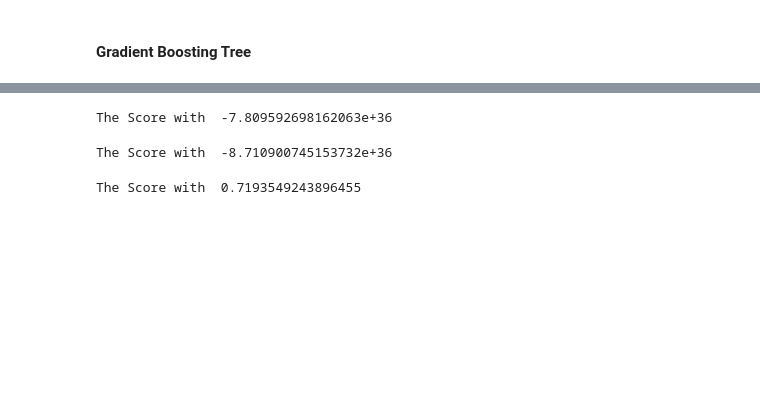
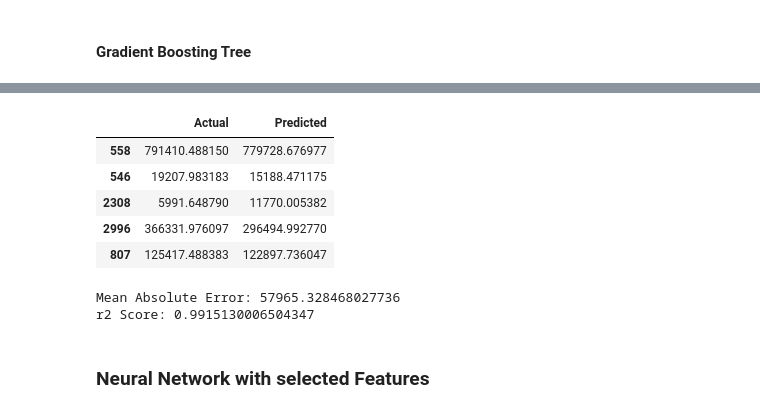
Before and after one commit to MAST30034-Applied-Data-Science/generic-buy-now-pay-later-project-group-14, a Jupyter notebook: models/predict_revenue.ipynb, the cells around one changed output, grey strips where cells are left out. Cells and saved outputs as stored; diff of their text form; code cells hidden in the pictures; blank space fills up the shorter version.

```diff
--- a/models/predict_revenue.ipynb
+++ b/models/predict_revenue.ipynb
@@ -482,26 +230,18 @@ The Score with  0.7147332388747438
-# %%
-mlp_reg = MLPRegressor(hidden_layer_sizes=(128,128,128,128),activation="tanh" ,solver = 'adam', random_state=30034, max_iter=20000)\
-    .fit(X_trainscaled, y_train)
-y_pred=mlp_reg.predict(X_testscaled)
-print("The Score with ", (metrics.r2_score(y_pred, y_test)))
-# %% [output]
-The Score with  -7.809592698162063e+36
-# %%
-mlp_reg = MLPRegressor(hidden_layer_sizes=(128,128,128,128),activation="logistic" ,solver = 'adam', random_state=30034, max_iter=20000)\
-    .fit(X_trainscaled, y_train)
-y_pred=mlp_reg.predict(X_testscaled)
-print("The Score with ", (metrics.r2_score(y_pred, y_test)))
-# %% [output]
-The Score with  -8.710900745153732e+36
-# %%
-mlp_reg = MLPRegressor(hidden_layer_sizes=(128,128,128,128),activation="relu" ,solver = 'lbfgs', random_state=30034, max_iter=20000)\
-    .fit(X_trainscaled, y_train)
-y_pred=mlp_reg.predict(X_testscaled)
-print("The Score with ", (metrics.r2_score(y_pred, y_test)))
-# %%
-mlp_reg = MLPRegressor(hidden_layer_sizes=(256,256,256,256),activation="relu" ,solver = 'adam', random_state=30034, max_iter=20000)\
-    .fit(X_trainscaled, y_train)
-y_pred=mlp_reg.predict(X_testscaled)
-print("The Score with ", (metrics.r2_score(y_pred, y_test)))
-# %% [output]
-The Score with  0.7193549243896455
+# %%
+df_result = pd.DataFrame({'Actual': y_test, 'Predicted': y_pred})
+df_result.head()
+# %% [output]
+|  | Actual | Predicted |
+| 558 | 791410.488150 | 779728.676977 |
+| 546 | 19207.983183 | 15188.471175 |
+| 2308 | 5991.648790 | 11770.005382 |
+| 2996 | 366331.976097 | 296494.992770 |
+| 807 | 125417.488383 | 122897.736047 |
+# %%
+print('Mean Absolute Error:', metrics.mean_absolute_error(y_test, y_pred))
+print('r2 Score:', metrics.r2_score(y_test, y_pred))
+# %% [output]
+Mean Absolute Error: 57965.328468027736
+r2 Score: 0.9915130006504347
+# %% [markdown]
+### Neural Network with selected Features
```
Also changed, not shown: parts of 79 cells of this notebook, 1 other file.
